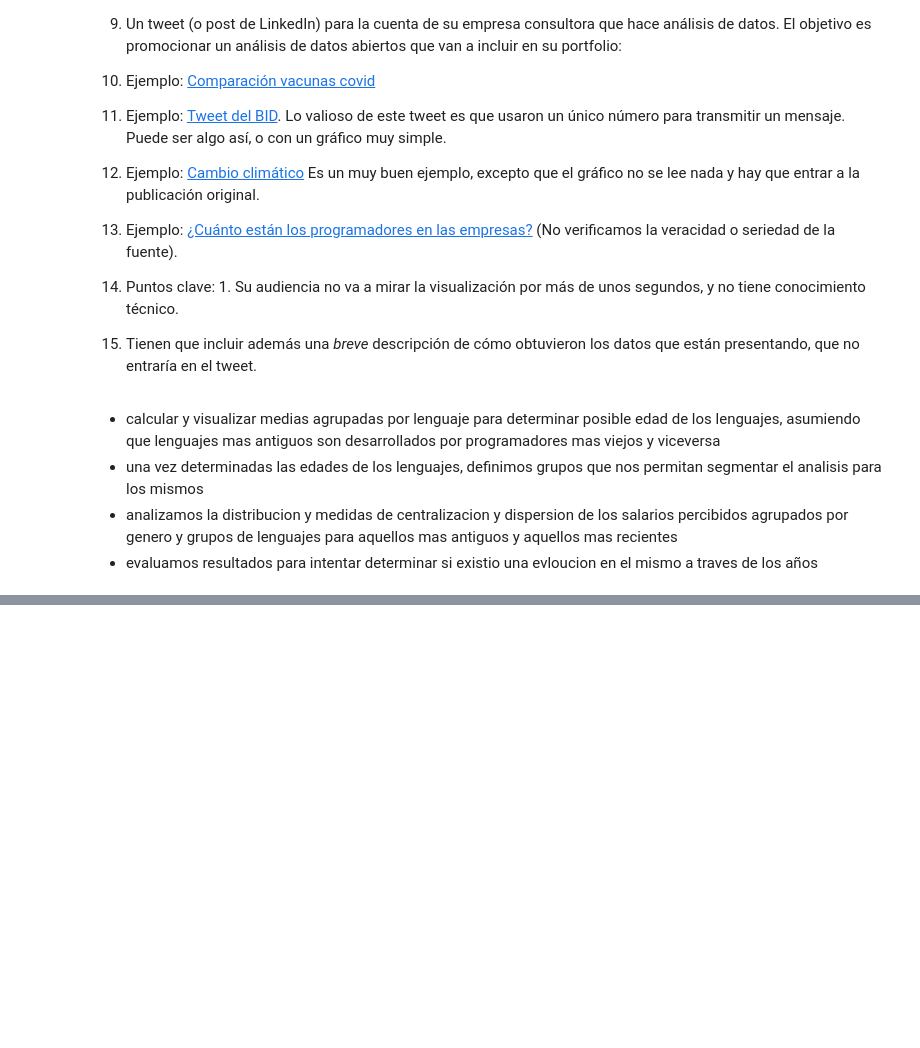
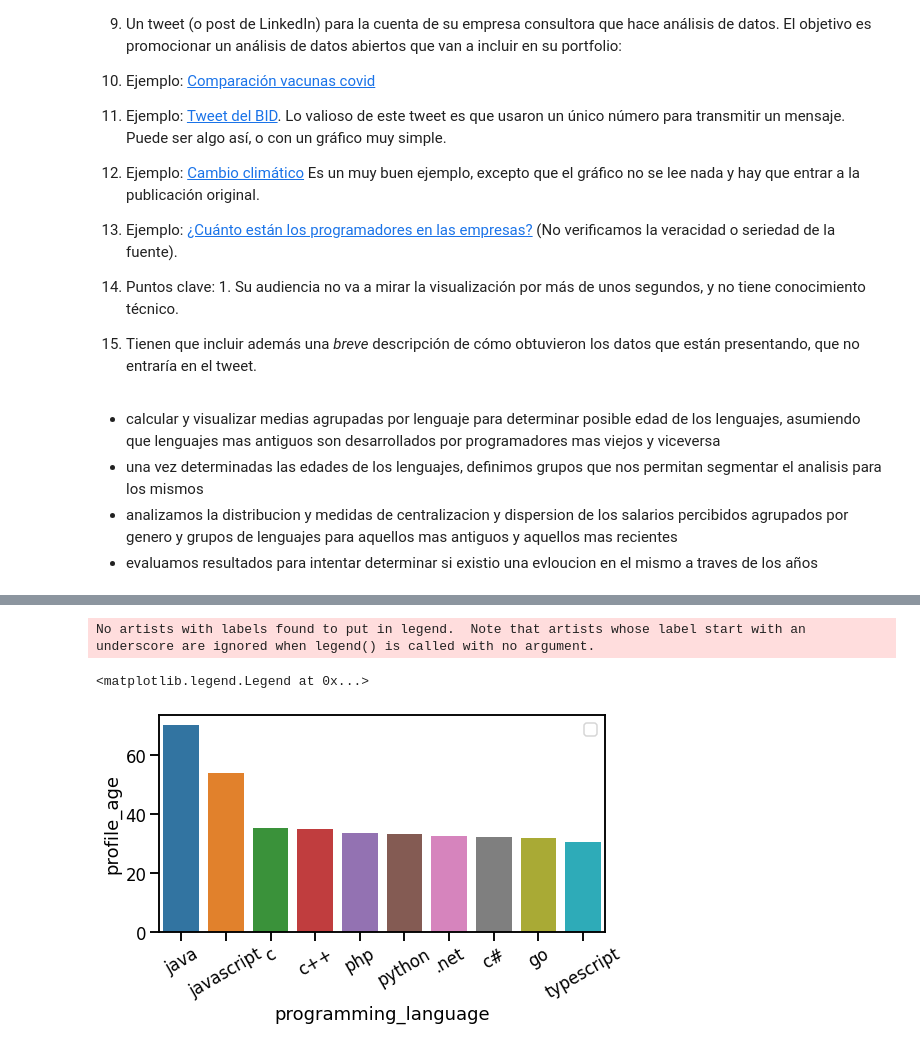
Before and after one commit to ekocian/diplodatos-g10, a Jupyter notebook: ayvd/Grupo_10_AyVD_Entregable_Parte_2.ipynb, the cells around one changed output, grey strips where cells are left out. Saved outputs shown, nothing was run; the diff lists cells and outputs as text; code cells hidden in the pictures; blank space fills up the shorter version.

```diff
--- a/ayvd/Grupo_10_AyVD_Entregable_Parte_2.ipynb
+++ b/ayvd/Grupo_10_AyVD_Entregable_Parte_2.ipynb
@@ -233,0 +299,15 @@ No más de 1 página A4 (o dos si los gráficos son muy grandes).
+# %%
+# Calculamos media de edades de programadores para los lenguages mas populares y los ordenamos para rankearlos
+language_age_media = filtered_df_lang.groupby('programming_language')['profile_age'].mean()
+
+sorted_language_age_media = language_age_media[:50].reset_index()\
+     .rename(columns={'index': 'programming_language'}).sort_values('profile_age', ascending=False)
+
+fig_age = plt.figure(figsize=(8,4))
+seaborn.barplot(x="programming_language", y="profile_age", data=sorted_language_age_media, order=sorted_language_age_media.programming_language)
+plt.xticks(rotation=30)
+plt.legend(loc='upper right')
+# %% [output]
+No artists with labels found to put in legend.  Note that artists whose label start with an underscore are ignored when legend() is called with no argument.
+<matplotlib.legend.Legend at 0x...>
+[figure, added]
```
Also changed, not shown: parts of 11 cells of this notebook.
